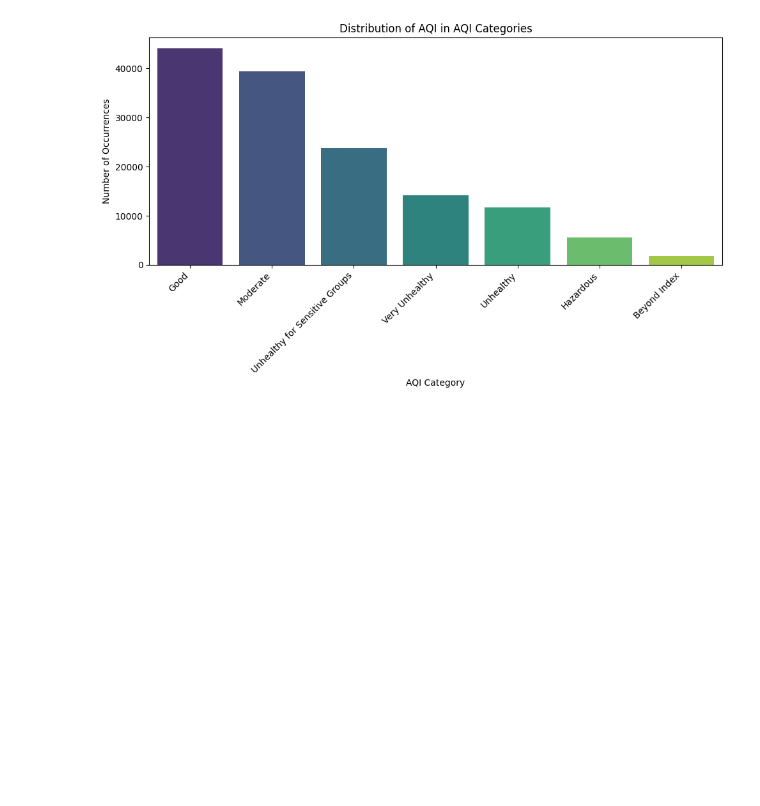
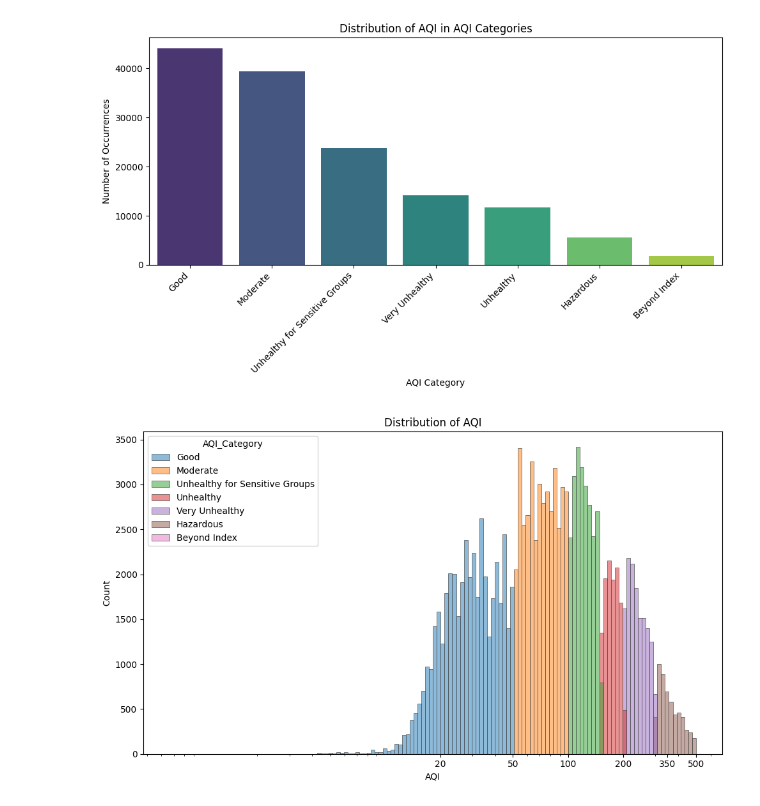
Before and after one commit to Myinnocent/CMP7005-ASSESS, a Jupyter notebook: Untitled7.ipynb, the cells around one changed output. Saved outputs shown, nothing was run; the diff lists cells and outputs as text; code cells hidden in the pictures; blank space fills up the shorter version.

Commit message:
Viewing the AQI category distribution

```diff
--- a/Untitled7.ipynb
+++ b/Untitled7.ipynb
@@ -918,3 +918,22 @@ plt.show()
 # %% [output]
 Passing `palette` without assigning `hue` is deprecated and will be removed in v0.14.0. Assign the `x` variable to `hue` and set `legend=False` for the same effect.
 [figure]
+# %%
+import matplotlib.pyplot as plt
+import matplotlib.ticker as ticker  # Import the ticker module
+import seaborn as sns
+
+aqi_df = df[['AQI', 'AQI_Category']].copy()
+
+# Create the plot
+plt.figure(figsize=(10, 6))  # Adjust figure size as needed
+sns.histplot(aqi_df, x='AQI', hue='AQI_Category', edgecolor=".3", linewidth=.5, log_scale=True)
+plt.title("Distribution of AQI")
+plt.xlabel("AQI")
+plt.ylabel("Count")
+plt.xticks([20, 50, 100, 200, 350, 500])
+plt.gca().xaxis.set_major_formatter(ticker.ScalarFormatter()) # Now ticker is defined
+plt.tight_layout()
+plt.show()
+# %% [output]
+[figure, added]
```
